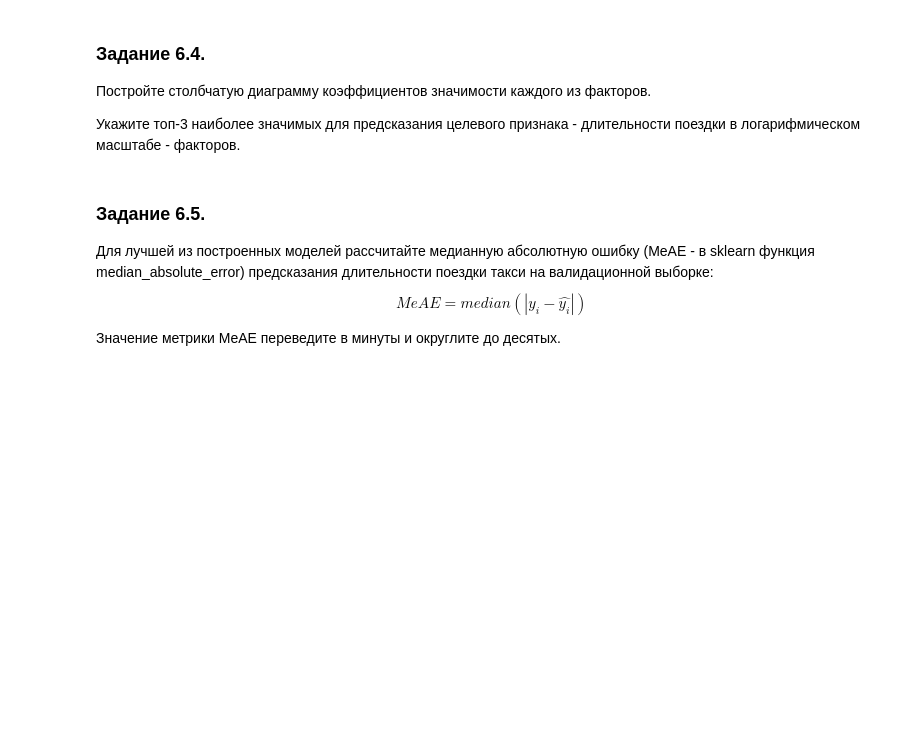
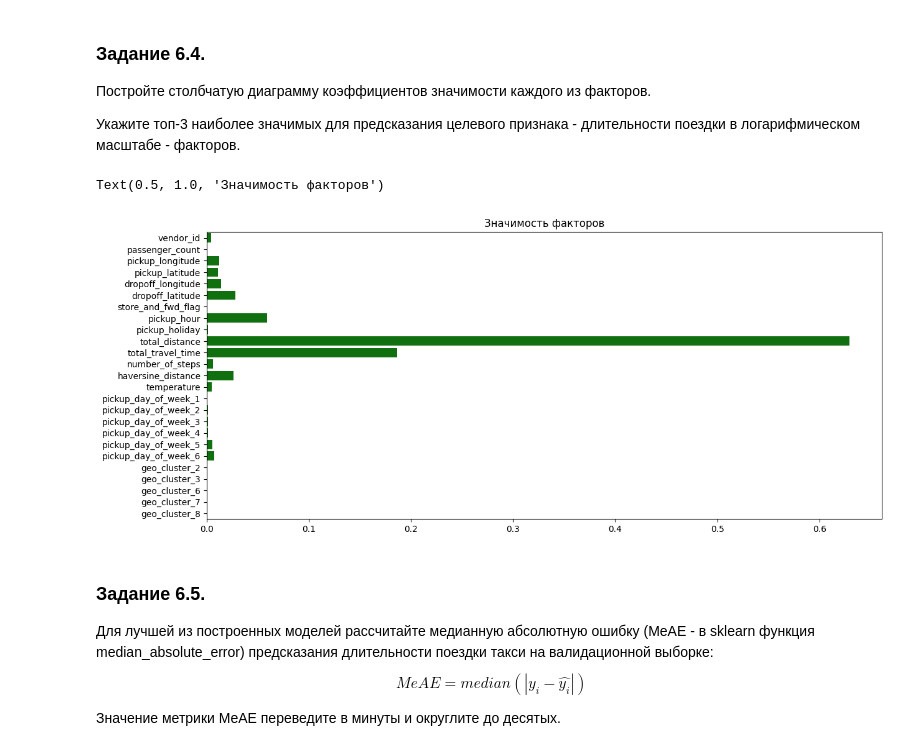
Before and after one commit to andreyshveduke/Project_5._NY_taxi_trip_duration, a Jupyter notebook: Project-5.ipynb, the cells around one changed output. Drawn from its saved outputs; the diff is of its cells as text; code cells hidden in the pictures; blank space fills up the shorter version.

```diff
--- a/Project-5.ipynb
+++ b/Project-5.ipynb
@@ -1469,3 +1467,15 @@ Valid RMSLE: 0.39
+# %%
+data = gb_model.feature_importances_
+
+fi = pd.DataFrame(data.reshape(1,-1) , columns = X_train.columns, )
+
+fig, axes = plt.subplots( figsize=(14, 6))
+
+barplot = sns.barplot(data = fi , color = 'green', orient = 'h' )
+barplot.set_title('Значимость факторов')
+# %% [output]
+Text(0.5, 1.0, 'Значимость факторов')
+[figure, added]
 # %% [markdown]
 ### Задание 6.5.
 Для лучшей из построенных моделей рассчитайте медианную абсолютную ошибку (MeAE - в sklearn функция median_absolute_error) предсказания длительности поездки такси на валидационной выборке:
```
Also changed, not shown: parts of 1 cell of this notebook.
